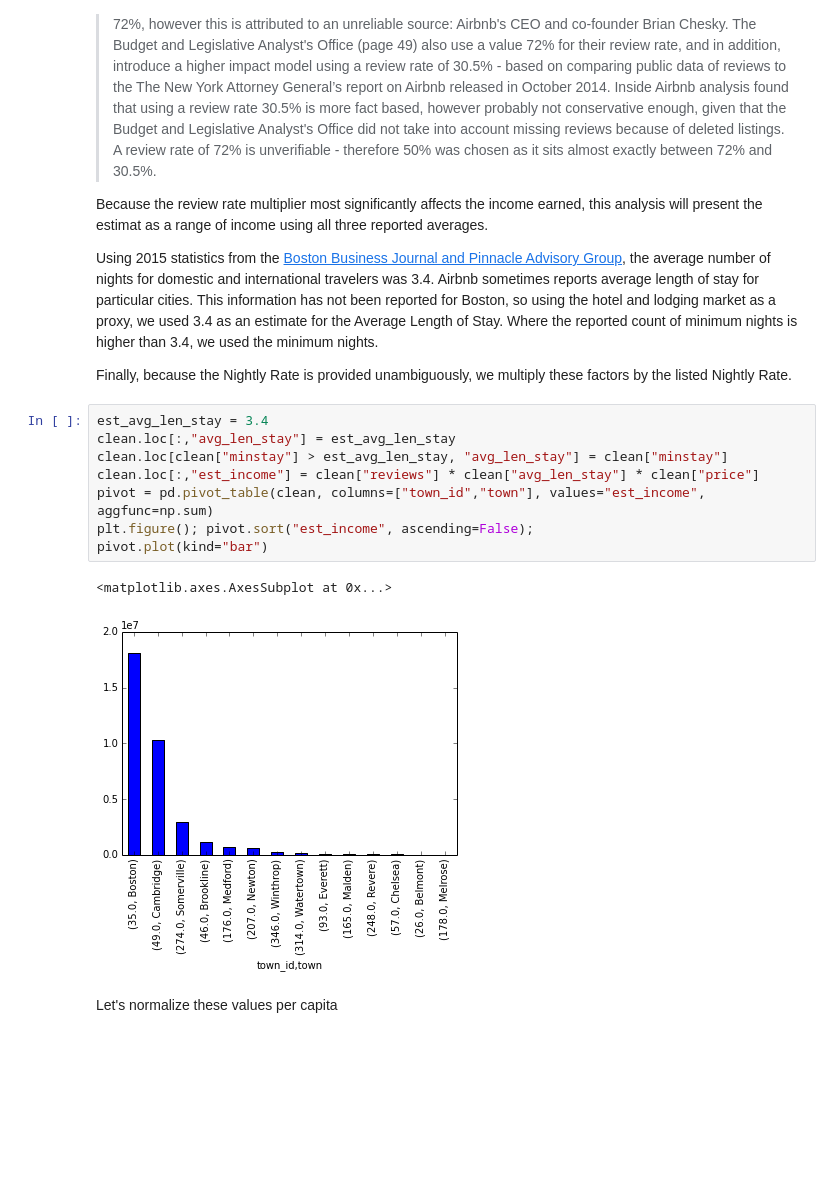
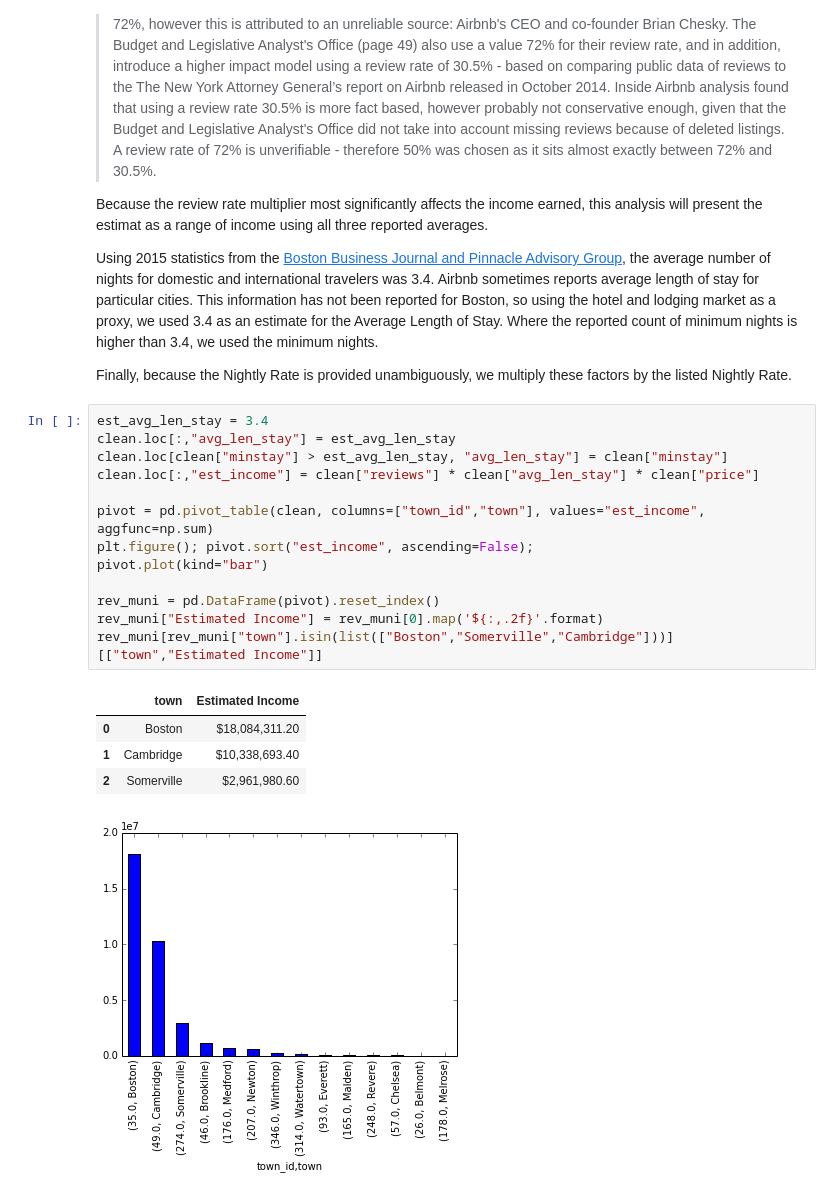
Before and after one commit to allthesignals/airbnboston, a Jupyter notebook: airbnb_analysis.ipynb, the cells around one changed output. Drawn from its saved outputs; the diff is of its cells as text; blank space fills up the shorter version.

```diff
--- a/airbnb_analysis.ipynb
+++ b/airbnb_analysis.ipynb
@@ -67,13 +78,19 @@ Finally, because the Nightly Rate is provided unambiguously, we multiply these f
 # %%
 est_avg_len_stay = 3.4
 clean.loc[:,"avg_len_stay"] = est_avg_len_stay
 clean.loc[clean["minstay"] > est_avg_len_stay, "avg_len_stay"] = clean["minstay"]
 clean.loc[:,"est_income"] = clean["reviews"] * clean["avg_len_stay"] * clean["price"]
+
 pivot = pd.pivot_table(clean, columns=["town_id","town"], values="est_income", aggfunc=np.sum)
 plt.figure(); pivot.sort("est_income", ascending=False);
 pivot.plot(kind="bar")
+
+rev_muni = pd.DataFrame(pivot).reset_index()
+rev_muni["Estimated Income"] = rev_muni[0].map('${:,.2f}'.format)
+rev_muni[rev_muni["town"].isin(list(["Boston","Somerville","Cambridge"]))][["town","Estimated Income"]]
 # %% [output]
-<matplotlib.axes.AxesSubplot at 0x...>
+|  | town | Estimated Income |
+| 0 | Boston | $18,084,311.20 |
+| 1 | Cambridge | $10,338,693.40 |
+| 2 | Somerville | $2,961,980.60 |
 [figure]
-# %% [markdown]
-Let's normalize these values per capita
```
Also changed, not shown: parts of 6 cells of this notebook, 3 other files.
